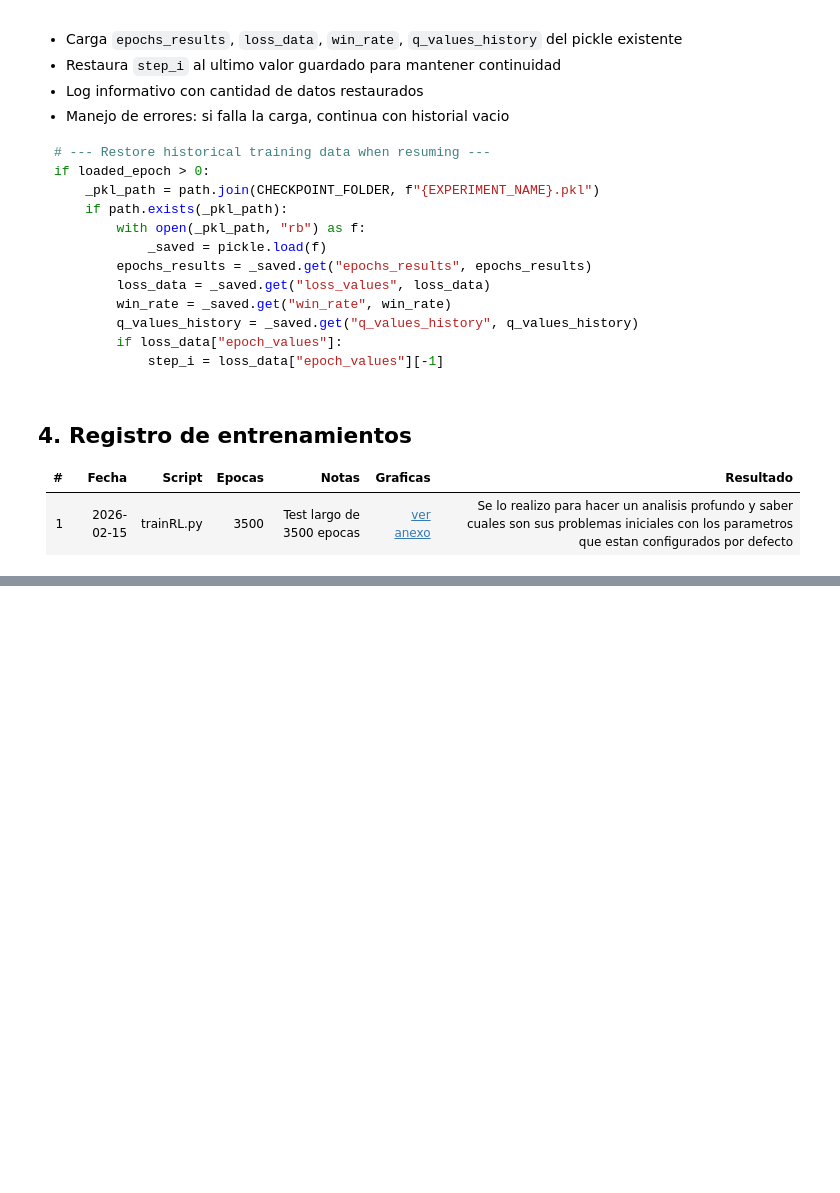
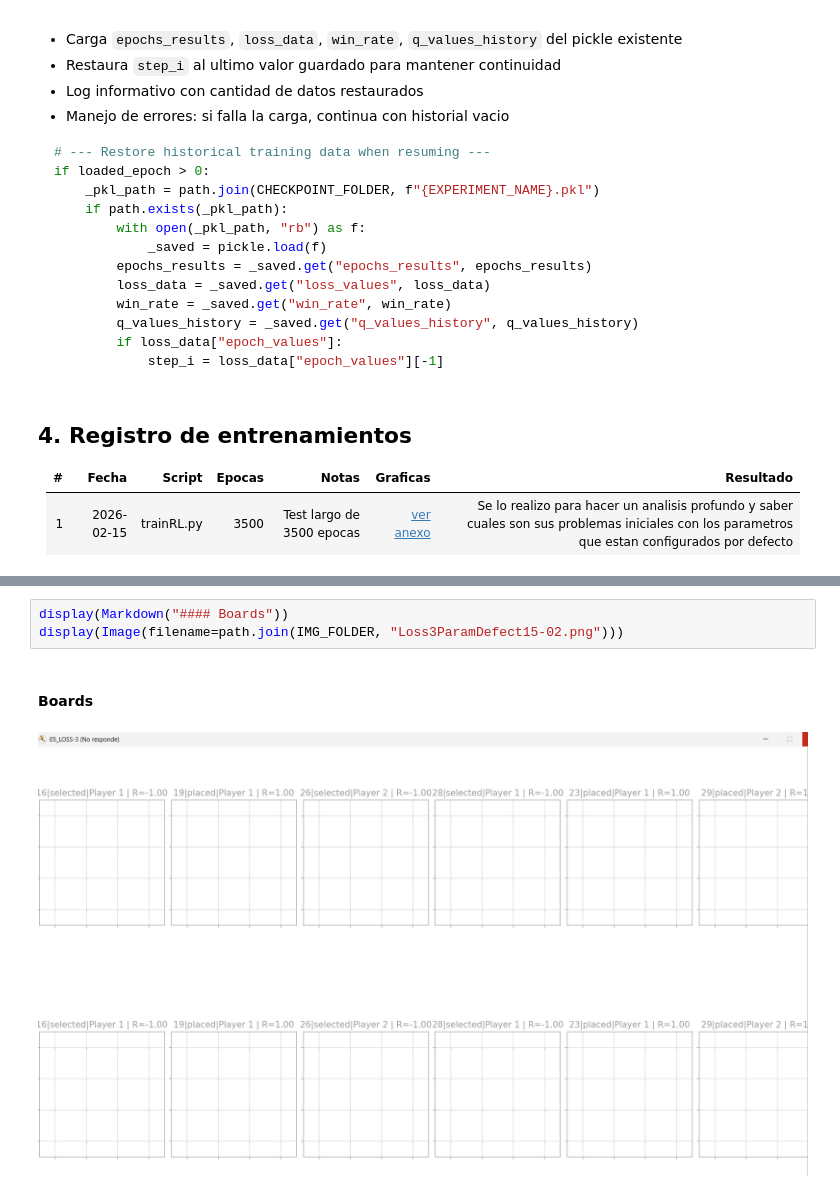
Before and after one commit to Francis1918/Quartopy-trainer, a Jupyter notebook: bitacora_2_entrenamiento_2026-02-15.ipynb, the cells around one changed output, grey strips where cells are left out. Saved outputs shown, nothing was run; the diff lists cells and outputs as text; blank space fills up the shorter version.

```diff
--- a/bitacora_2_entrenamiento_2026-02-15.ipynb
+++ b/bitacora_2_entrenamiento_2026-02-15.ipynb
@@ -175,0 +178,6 @@ if loaded_epoch > 0:
+# %%
+display(Markdown("#### Boards"))
+display(Image(filename=path.join(IMG_FOLDER, "Loss3ParamDefect15-02.png")))
+# %% [output]
+#### Boards
+[figure, added]
```
Also changed, not shown: parts of 6 cells of this notebook, 3 other files.
